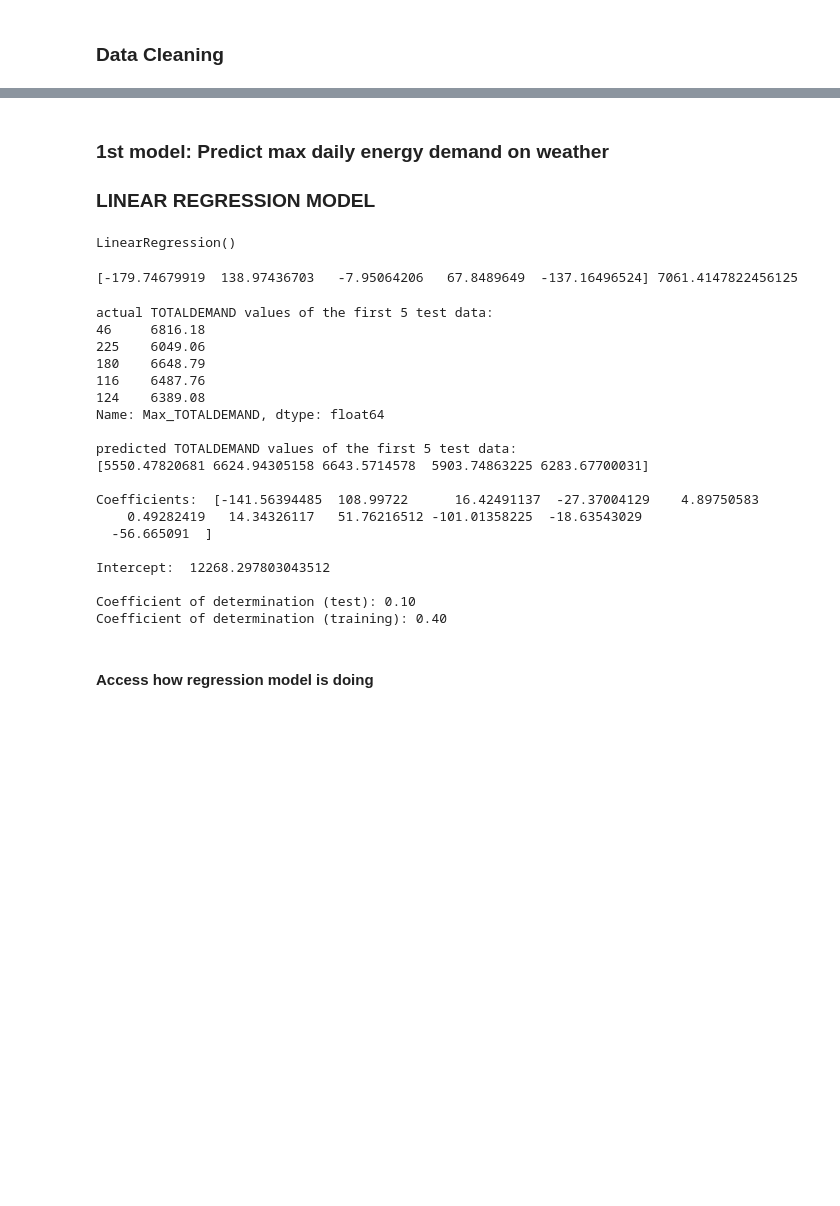
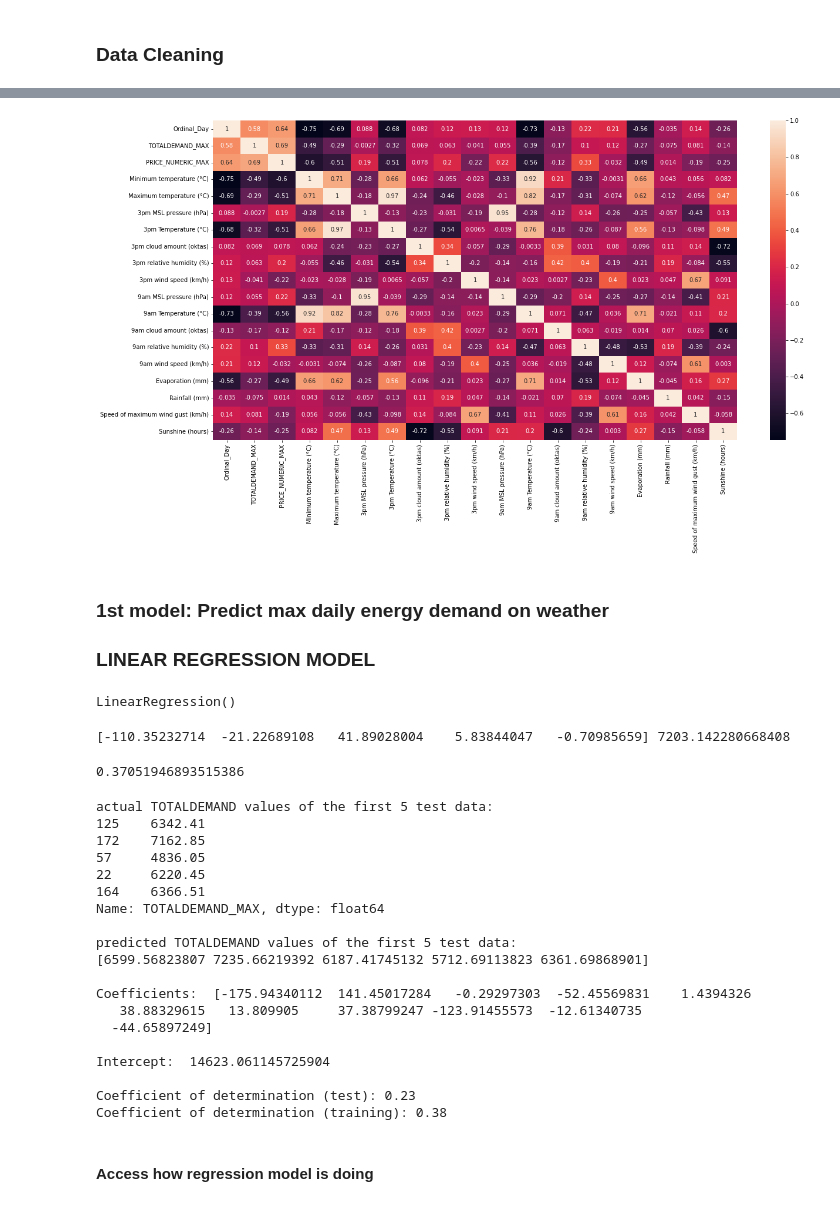
Before and after one commit to Rloanuald/DATA0006_A2_WeatherVsEnergy, a Jupyter notebook: 0.assign2_group2.ipynb, the cells around one changed output, grey strips where cells are left out. Cells and saved outputs as stored; diff of their text form; code cells hidden in the pictures; blank space fills up the shorter version.

```diff
--- a/0.assign2_group2.ipynb
+++ b/0.assign2_group2.ipynb
@@ -301,6 +263,11 @@ corr
 | Rainfall (mm) | -0.074812 | 0.014153 | 0.043350 | -0.124851 | -0.056866 | ... |
 | Speed of maximum wind gust (km/h) | 0.080592 | -0.187746 | 0.055604 | -0.056150 | -0.426542 | ... |
 | Sunshine (hours) | -0.137979 | -0.250420 | 0.081852 | 0.469026 | 0.132126 | ... |
+# %%
+plt.figure(figsize=(20,10))
+sns.heatmap(dataset.corr(), annot = True);
+# %% [output]
+[figure, added]
 # %% [markdown]
 ### 1st model: Predict max daily energy demand on weather
 ### LINEAR REGRESSION MODEL
@@ -311,10 +278,10 @@ from sklearn.metrics import accuracy_score
 from sklearn import linear_model
 
 # Choose the features (input)
-X = dataset[['Minimum temperature (°C)', 'Maximum temperature (°C)', 'Evaporation (mm)', '9am Temperature (°C)', '3pm Temperature (°C)']]
+X = dataset[['Minimum temperature (°C)', 'Sunshine (hours)','Evaporation (mm)', 'Speed of maximum wind gust (km/h)', '3pm relative humidity (%)']]
 
 # What we have to predict (output)
-Y = dataset['Max_TOTALDEMAND']
+Y = dataset['TOTALDEMAND_MAX']
 
 # Splitting the data into training set and testing set
 X_train, X_test, Y_train, Y_test = train_test_split(X, Y, train_size = 0.8, random_state = 1)
@@ -330,7 +297,13 @@ display(model)
 print(lm.coef_, lm.intercept_)
 # %% [output]
 LinearRegression()
-[-179.74679919  138.97436703   -7.95064206   67.8489649  -137.16496524] 7061.4147822456125
+[-110.35232714  -21.22689108   41.89028004    5.83844047   -0.70985659] 7203.142280668408
+# %%
+from sklearn.metrics import mean_squared_error, r2_score
+r2_test = lm.score(X_test, Y_test) #on testing data
+print(r2_test)
+# %% [output]
+0.37051946893515386
 # %%
 from sklearn import linear_model
 from sklearn.model_selection import train_test_split
@@ -341,7 +314,7 @@ X= dataset[['Minimum temperature (°C)','Maximum temperature (°C)','Evaporation
           '9am Temperature (°C)','9am wind speed (km/h)','9am MSL pressure (hPa)','3pm Temperature (°C)',\
           '3pm wind speed (km/h)','3pm MSL pressure (hPa)']].astype(float)
 
-y = dataset['Max_TOTALDEMAND']
+y = dataset['TOTALDEMAND_MAX']
 
 X_train, X_test, y_train, y_test = train_test_split(X, y, test_size=0.2)
 
@@ -375,24 +348,24 @@ print('Coefficient of determination (test): {0:.2f}'.format(r2_test))
 print('Coefficient of determination (training): {0:.2f}'.format(r2_train))
 # %% [output]
 actual TOTALDEMAND values of the first 5 test data:
-46     6816.18
-225    6049.06
-180    6648.79
-116    6487.76
-124    6389.08
-Name: Max_TOTALDEMAND, dtype: float64
+125    6342.41
+172    7162.85
+57     4836.05
+22     6220.45
+164    6366.51
+Name: TOTALDEMAND_MAX, dtype: float64
 
 predicted TOTALDEMAND values of the first 5 test data:
-[5550.47820681 6624.94305158 6643.5714578  5903.74863225 6283.67700031]
+[6599.56823807 7235.66219392 6187.41745132 5712.69113823 6361.69868901]
 
-Coefficients:  [-141.56394485  108.99722      16.42491137  -27.37004129    4.89750583
-    0.49282419   14.34326117   51.76216512 -101.01358225  -18.63543029
-  -56.665091  ]
+Coefficients:  [-175.94340112  141.45017284   -0.29297303  -52.45569831    1.4394326
+   38.88329615   13.809905     37.38799247 -123.91455573  -12.61340735
+  -44.65897249]
 
-Intercept:  12268.297803043512
+Intercept:  14623.061145725904
 
-Coefficient of determination (test): 0.10
-Coefficient of determination (training): 0.40
+Coefficient of determination (test): 0.23
+Coefficient of determination (training): 0.38
 # %% [markdown]
 #### Access how regression model is doing
 # %%
```
Also changed, not shown: parts of 47 cells of this notebook.
